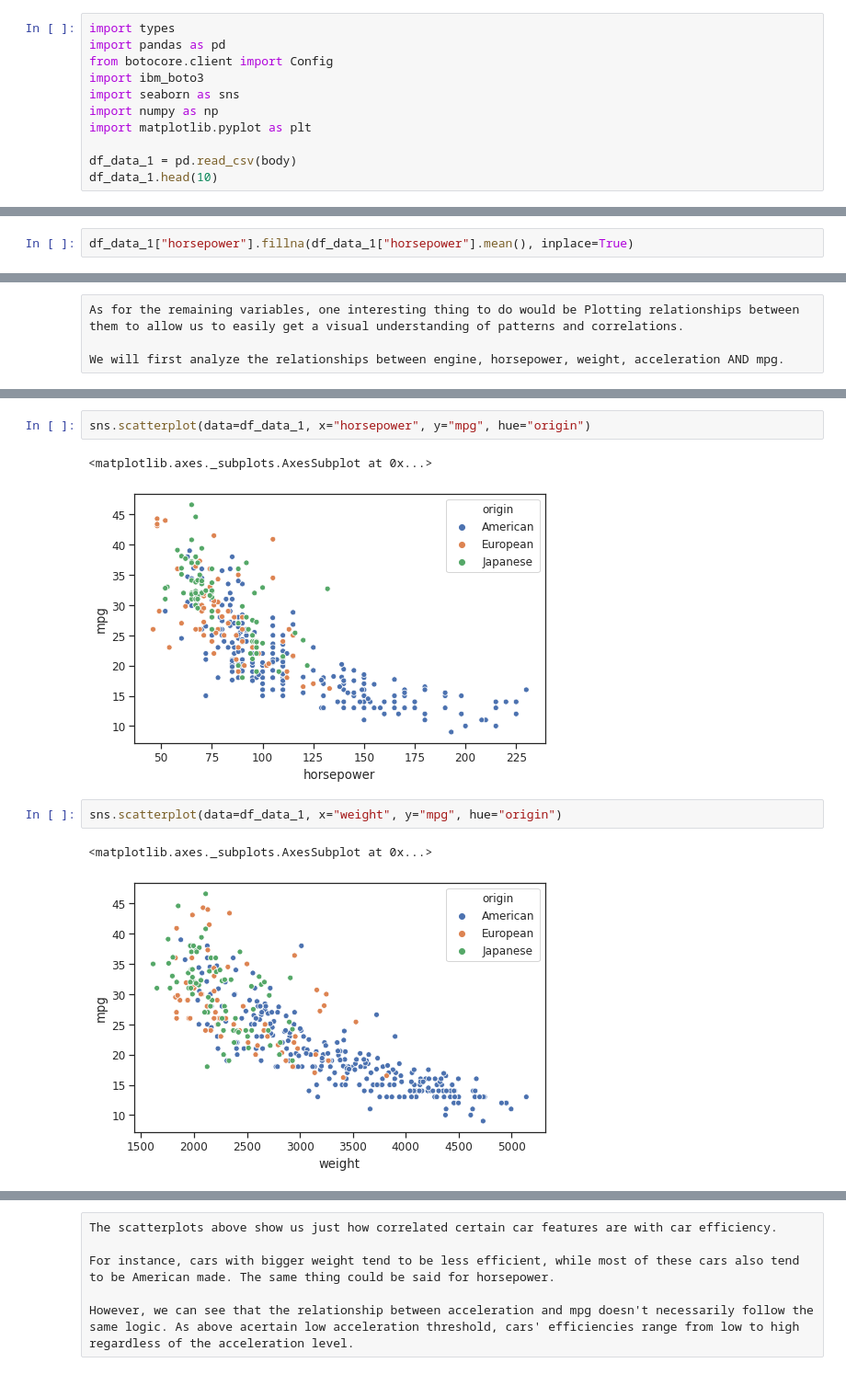
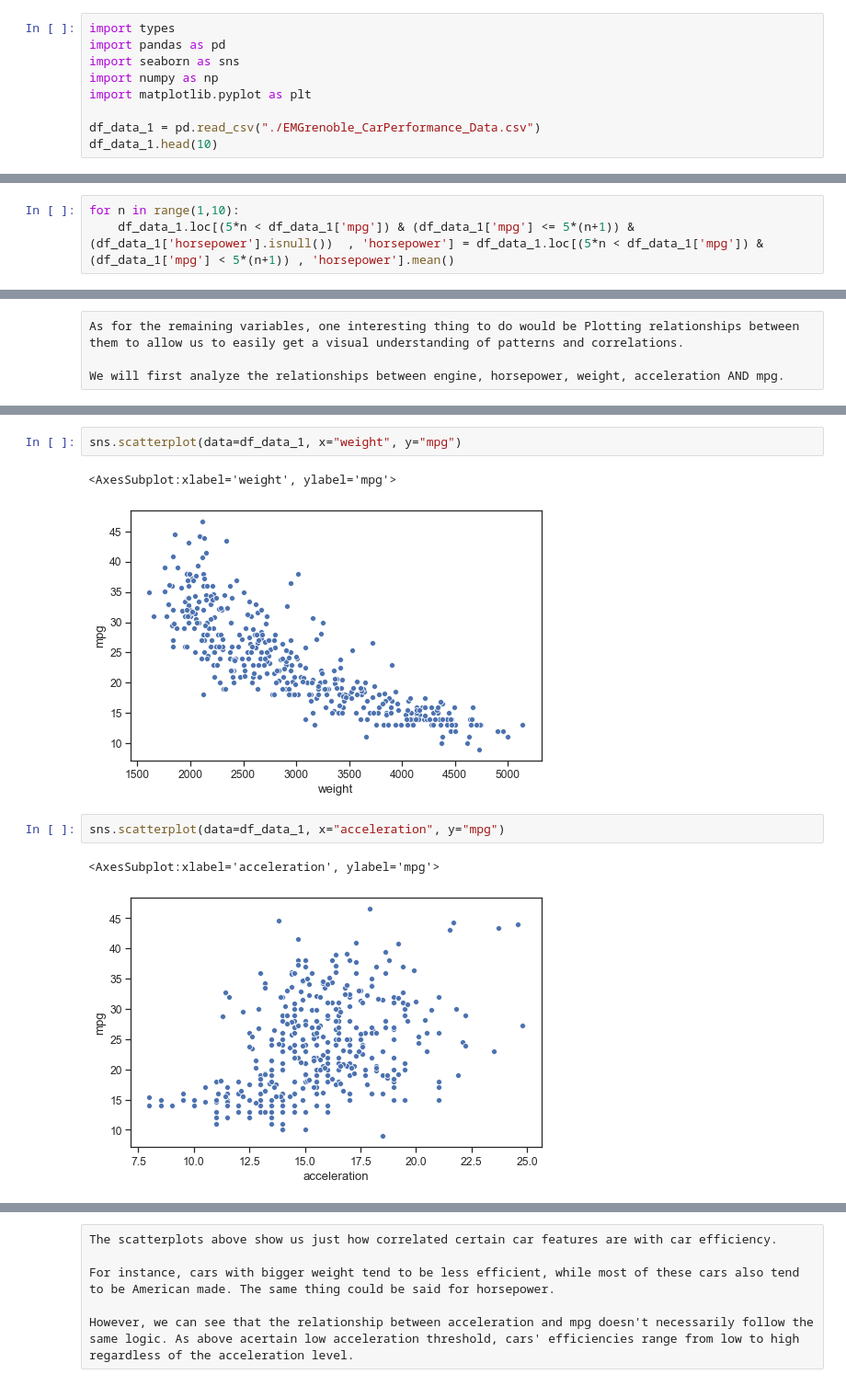
Before and after one commit to OBBoO/Car-Efficiency-Classification, a Jupyter notebook: CarData.ipynb, the cells around one changed output, grey strips where cells are left out. Shown at 92% size. Cells and saved outputs as stored; diff of their text form.

```diff
--- a/CarData.ipynb
+++ b/CarData.ipynb
@@ -1,13 +1,11 @@
 # %%
 import types
 import pandas as pd
-from botocore.client import Config
-import ibm_boto3
 import seaborn as sns
 import numpy as np
 import matplotlib.pyplot as plt
 
-df_data_1 = pd.read_csv(body)
+df_data_1 = pd.read_csv("./EMGrenoble_CarPerformance_Data.csv")
 df_data_1.head(10)
 # %% [output]
 |  | mpg | cylinders | engine | horsepower | weight | acceleration | year | origin | name |
@@ -88,2 +82,0 @@ As you can see below, the mean is 105.0825
-# %%
-df_data_1["horsepower"].fillna(df_data_1["horsepower"].mean(), inplace=True)
@@ -90 +90,4 @@ df_data_1["horsepower"].fillna(df_data_1["horsepower"].mean(), inplace=True)
+# %%
+for n in range(1,10):
+    df_data_1.loc[(5*n < df_data_1['mpg']) & (df_data_1['mpg'] <= 5*(n+1)) & (df_data_1['horsepower'].isnull())  , 'horsepower'] = df_data_1.loc[(5*n < df_data_1['mpg']) & (df_data_1['mpg'] < 5*(n+1)) , 'horsepower'].mean()
 # %%
@@ -144,10 +153,10 @@ sns.scatterplot(data=df_data_1, x="engine", y="mpg", hue="origin")
 # %%
-sns.scatterplot(data=df_data_1, x="horsepower", y="mpg", hue="origin")
+sns.scatterplot(data=df_data_1, x="weight", y="mpg")
 # %% [output]
-<matplotlib.axes._subplots.AxesSubplot at 0x...>
+<AxesSubplot:xlabel='weight', ylabel='mpg'>
-[figure, old version]
+[figure, new version]
 # %%
-sns.scatterplot(data=df_data_1, x="weight", y="mpg", hue="origin")
+sns.scatterplot(data=df_data_1, x="acceleration", y="mpg")
 # %% [output]
-<matplotlib.axes._subplots.AxesSubplot at 0x...>
+<AxesSubplot:xlabel='acceleration', ylabel='mpg'>
-[figure, old version]
+[figure, new version]
```
Also changed, not shown: parts of 56 cells of this notebook.
